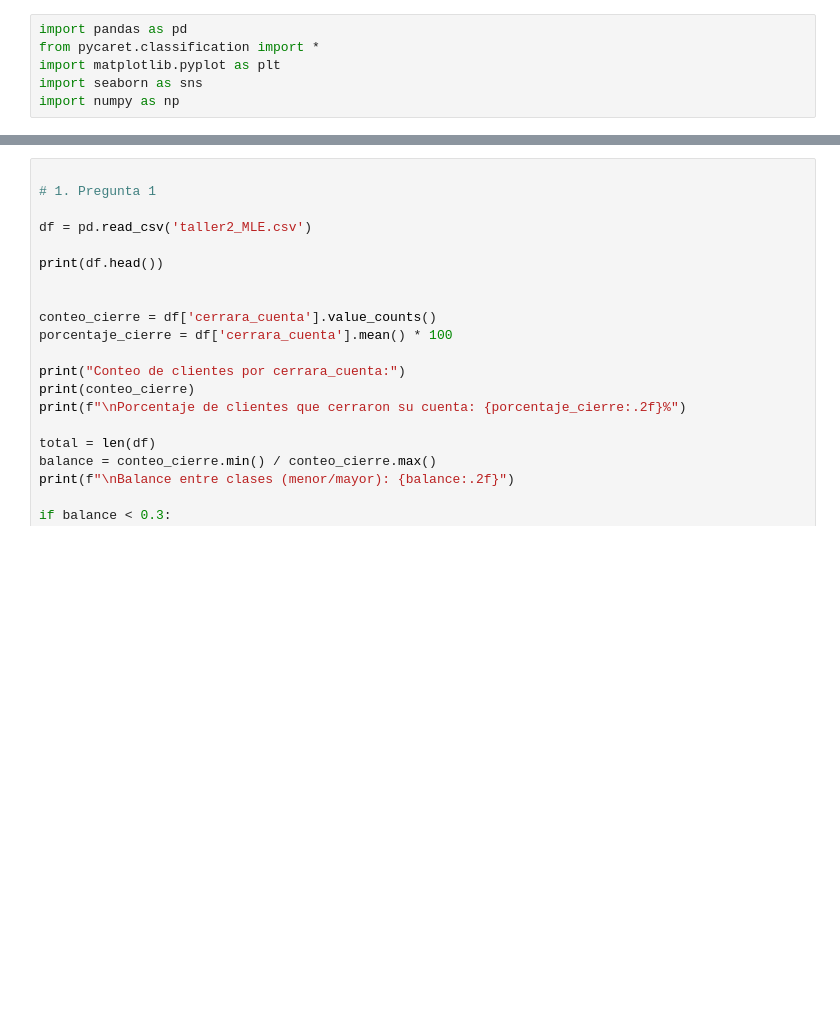
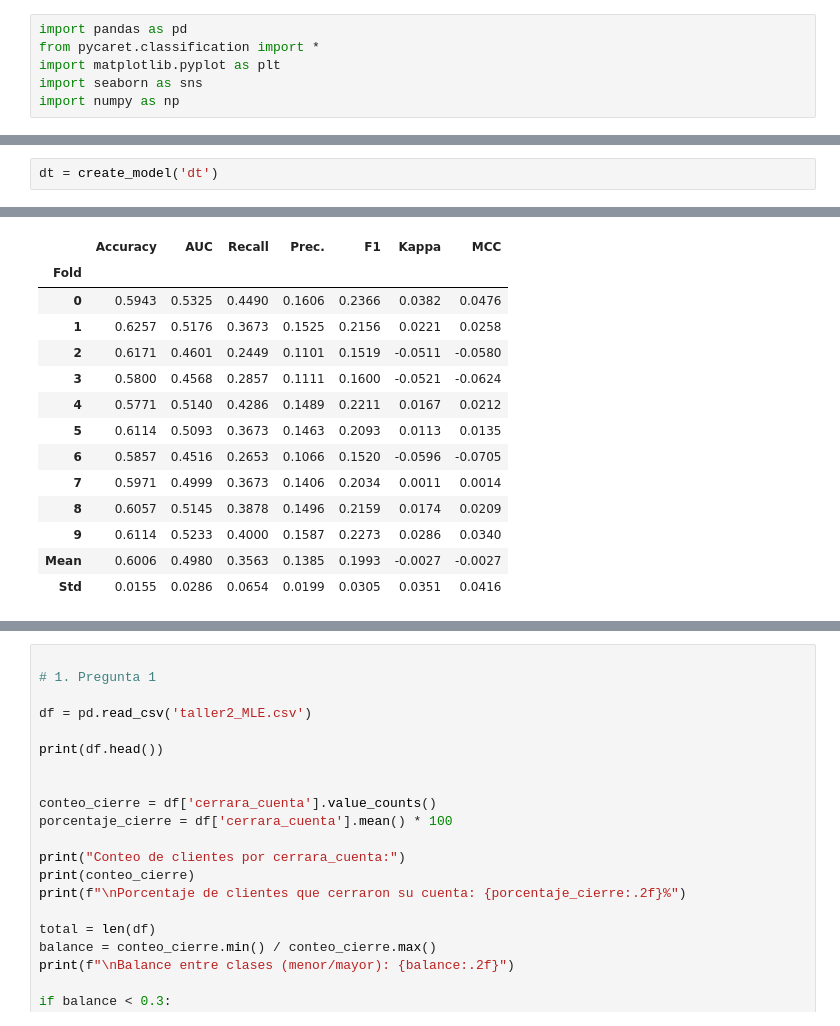
Before and after one commit to Rulo1331/MLE_DMC, a Jupyter notebook: MLE_Taller2.ipynb, the cells around one changed output, grey strips where cells are left out. Cells and saved outputs as stored; diff of their text form; blank space fills up the shorter version.

```diff
--- a/MLE_Taller2.ipynb
+++ b/MLE_Taller2.ipynb
@@ -8,0 +155,3 @@ import numpy as np
+# %%
+dt = create_model('dt')
+# %% [output]
@@ -8,0 +159,14 @@ import numpy as np
+|  | Accuracy | AUC | Recall | Prec. | F1 | Kappa | MCC |
+| Fold |  |  |  |  |  |  |  |
+| 0 | 0.5943 | 0.5325 | 0.4490 | 0.1606 | 0.2366 | 0.0382 | 0.0476 |
+| 1 | 0.6257 | 0.5176 | 0.3673 | 0.1525 | 0.2156 | 0.0221 | 0.0258 |
+| 2 | 0.6171 | 0.4601 | 0.2449 | 0.1101 | 0.1519 | -0.0511 | -0.0580 |
+| 3 | 0.5800 | 0.4568 | 0.2857 | 0.1111 | 0.1600 | -0.0521 | -0.0624 |
+| 4 | 0.5771 | 0.5140 | 0.4286 | 0.1489 | 0.2211 | 0.0167 | 0.0212 |
+| 5 | 0.6114 | 0.5093 | 0.3673 | 0.1463 | 0.2093 | 0.0113 | 0.0135 |
+| 6 | 0.5857 | 0.4516 | 0.2653 | 0.1066 | 0.1520 | -0.0596 | -0.0705 |
+| 7 | 0.5971 | 0.4999 | 0.3673 | 0.1406 | 0.2034 | 0.0011 | 0.0014 |
+| 8 | 0.6057 | 0.5145 | 0.3878 | 0.1496 | 0.2159 | 0.0174 | 0.0209 |
+| 9 | 0.6114 | 0.5233 | 0.4000 | 0.1587 | 0.2273 | 0.0286 | 0.0340 |
+| Mean | 0.6006 | 0.4980 | 0.3563 | 0.1385 | 0.1993 | -0.0027 | -0.0027 |
+| Std | 0.0155 | 0.0286 | 0.0654 | 0.0199 | 0.0305 | 0.0351 | 0.0416 |
```
Also changed, not shown: parts of 14 cells of this notebook, 3 other files.
